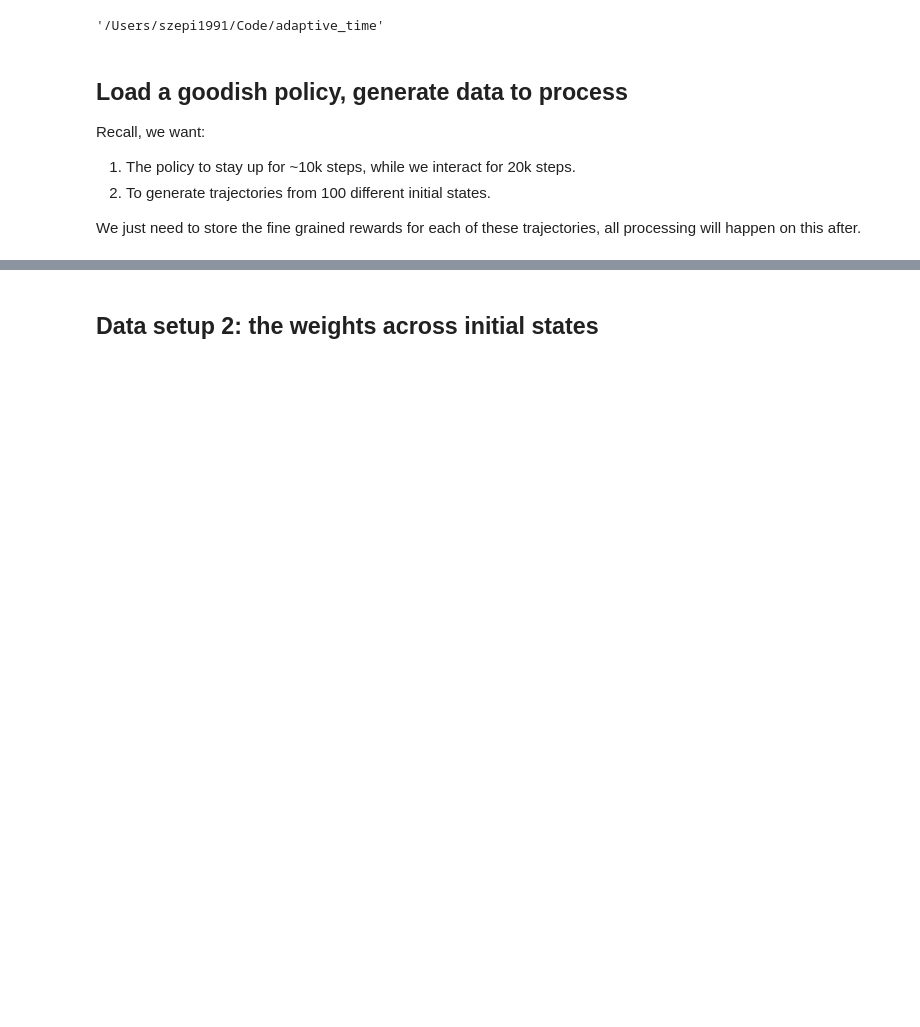
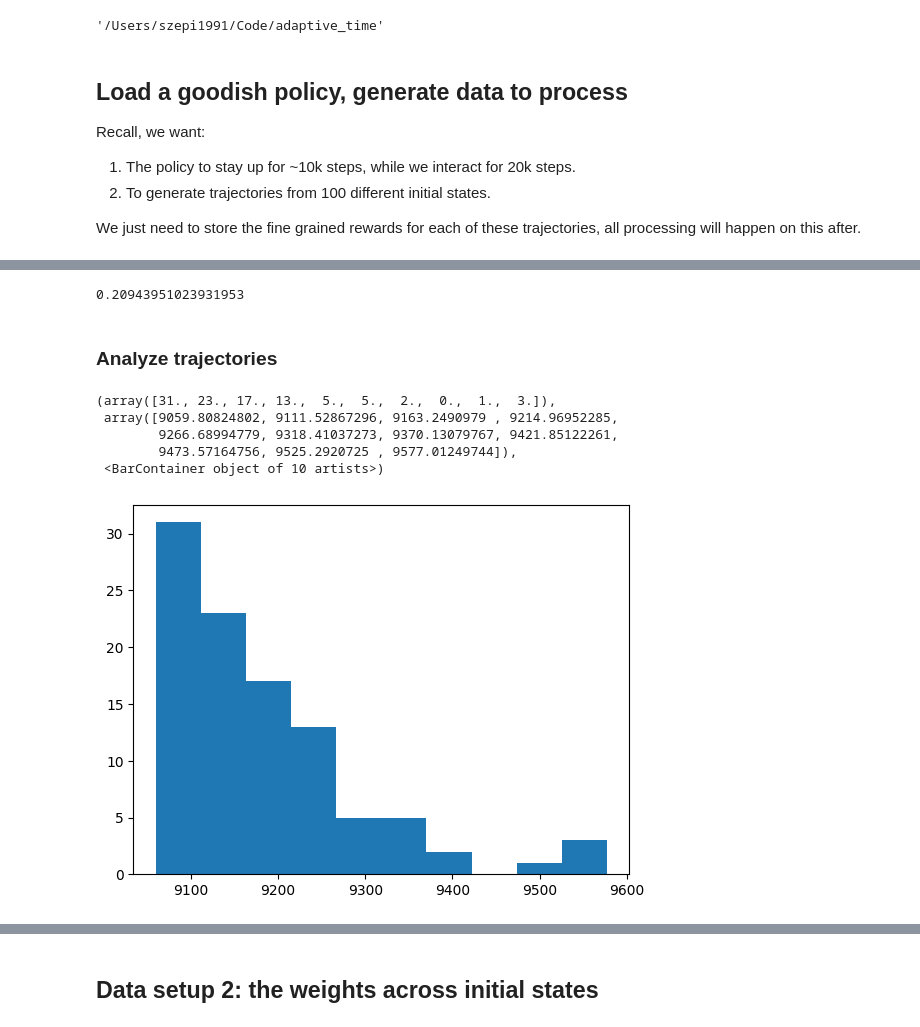
Before and after one commit to aa14k/adaptive_time, a Jupyter notebook: code/adaptive_time/notebooks/value_estimation.ipynb, the cells around one changed output, grey strips where cells are left out. Drawn from its saved outputs; the diff is of its cells as text; code cells hidden in the pictures; blank space fills up the shorter version.

```diff
--- a/code/adaptive_time/notebooks/value_estimation.ipynb
+++ b/code/adaptive_time/notebooks/value_estimation.ipynb
@@ -40,8 +40,8 @@ Recall, we want:
 
 We just need to store the fine grained rewards for each of these trajectories, all processing will happen on this after.
 # %%
-GENERATE_NEW_DATA = False
-# GENERATE_NEW_DATA = True
+# GENERATE_NEW_DATA = False
+GENERATE_NEW_DATA = True
 
 SAVE_TRAJECTORIES = False
 # SAVE_TRAJECTORIES = True
@@ -163,0 +203,15 @@ all rewards shape: (100, 20001)
+# %%
+12 * 2 * math.pi / 360
+# %% [output]
+0.20943951023931953
+# %% [markdown]
+### Analyze trajectories
+# %%
+plt.hist(total_rewards)
+# %% [output]
+(array([31., 23., 17., 13.,  5.,  5.,  2.,  0.,  1.,  3.]),
+ array([9059.80824802, 9111.52867296, 9163.2490979 , 9214.96952285,
+        9266.68994779, 9318.41037273, 9370.13079767, 9421.85122261,
+        9473.57164756, 9525.2920725 , 9577.01249744]),
+ <BarContainer object of 10 artists>)
+[figure, added]
```
Also changed, not shown: parts of 24 cells of this notebook, 1 other file.
